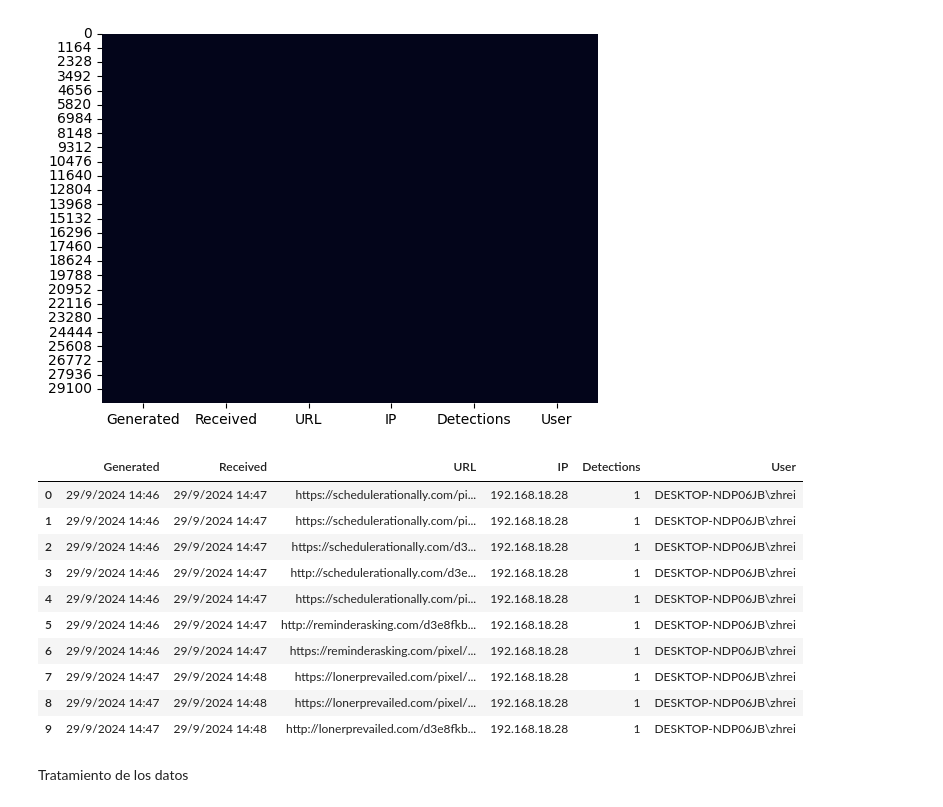
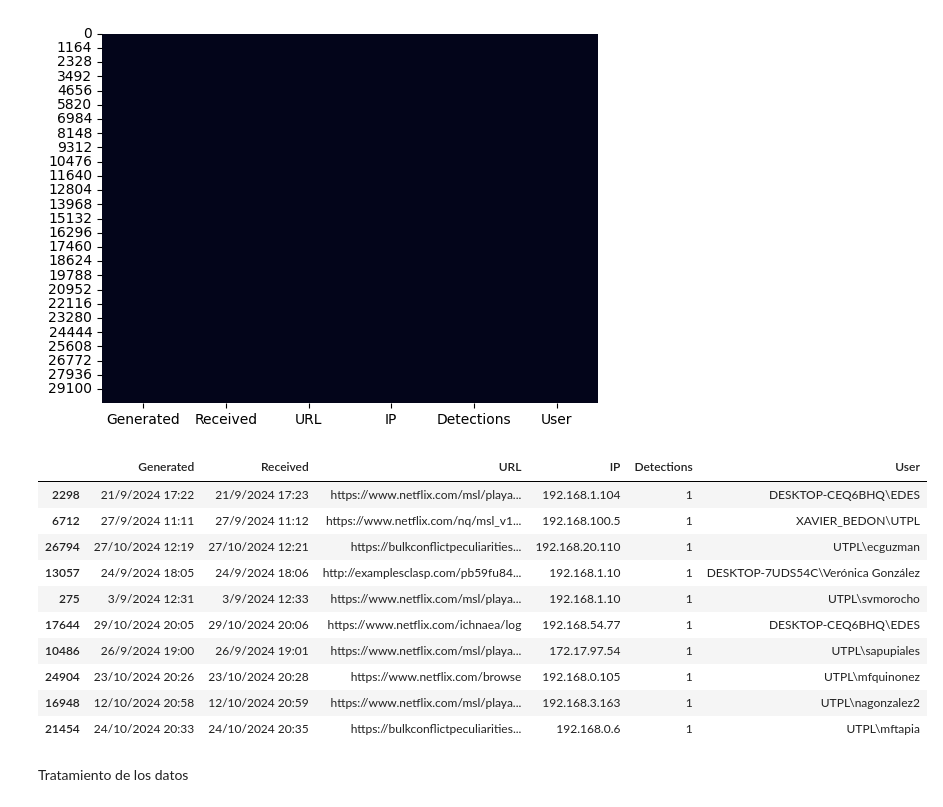
Before and after one commit to mpjuarez/introduccion-IA, a Jupyter notebook: TT_IA.ipynb, the cells around one changed output. Drawn from its saved outputs; the diff is of its cells as text; code cells hidden in the pictures.

```diff
--- a/TT_IA.ipynb
+++ b/TT_IA.ipynb
@@ -217,19 +217,19 @@ plt.show()
 [figure]
 # %%
 # Dataset Web Security
-Web_security1.head(10)
+Web_security1.sample(10)
 # %% [output]
 |  | Generated | Received | URL | IP | Detections | User |
-| 0 | 29/9/2024 14:46 | 29/9/2024 14:47 | https://schedulerationally.com/pi... | 192.168.18.28 | 1 | DESKTOP-NDP06JB\zhrei |
-| 1 | 29/9/2024 14:46 | 29/9/2024 14:47 | https://schedulerationally.com/pi... | 192.168.18.28 | 1 | DESKTOP-NDP06JB\zhrei |
-| 2 | 29/9/2024 14:46 | 29/9/2024 14:47 | https://schedulerationally.com/d3... | 192.168.18.28 | 1 | DESKTOP-NDP06JB\zhrei |
-| 3 | 29/9/2024 14:46 | 29/9/2024 14:47 | http://schedulerationally.com/d3e... | 192.168.18.28 | 1 | DESKTOP-NDP06JB\zhrei |
-| 4 | 29/9/2024 14:46 | 29/9/2024 14:47 | https://schedulerationally.com/pi... | 192.168.18.28 | 1 | DESKTOP-NDP06JB\zhrei |
-| 5 | 29/9/2024 14:46 | 29/9/2024 14:47 | http://reminderasking.com/d3e8fkb... | 192.168.18.28 | 1 | DESKTOP-NDP06JB\zhrei |
-| 6 | 29/9/2024 14:46 | 29/9/2024 14:47 | https://reminderasking.com/pixel/... | 192.168.18.28 | 1 | DESKTOP-NDP06JB\zhrei |
-| 7 | 29/9/2024 14:47 | 29/9/2024 14:48 | https://lonerprevailed.com/pixel/... | 192.168.18.28 | 1 | DESKTOP-NDP06JB\zhrei |
-| 8 | 29/9/2024 14:47 | 29/9/2024 14:48 | https://lonerprevailed.com/pixel/... | 192.168.18.28 | 1 | DESKTOP-NDP06JB\zhrei |
-| 9 | 29/9/2024 14:47 | 29/9/2024 14:48 | http://lonerprevailed.com/d3e8fkb... | 192.168.18.28 | 1 | DESKTOP-NDP06JB\zhrei |
+| 2298 | 21/9/2024 17:22 | 21/9/2024 17:23 | https://www.netflix.com/msl/playa... | 192.168.1.104 | 1 | DESKTOP-CEQ6BHQ\EDES |
+| 6712 | 27/9/2024 11:11 | 27/9/2024 11:12 | https://www.netflix.com/nq/msl_v1... | 192.168.100.5 | 1 | XAVIER_BEDON\UTPL |
+| 26794 | 27/10/2024 12:19 | 27/10/2024 12:21 | https://bulkconflictpeculiarities... | 192.168.20.110 | 1 | UTPL\ecguzman |
+| 13057 | 24/9/2024 18:05 | 24/9/2024 18:06 | http://examplesclasp.com/pb59fu84... | 192.168.1.10 | 1 | DESKTOP-7UDS54C\Verónica González |
+| 275 | 3/9/2024 12:31 | 3/9/2024 12:33 | https://www.netflix.com/msl/playa... | 192.168.1.10 | 1 | UTPL\svmorocho |
+| 17644 | 29/10/2024 20:05 | 29/10/2024 20:06 | https://www.netflix.com/ichnaea/log | 192.168.54.77 | 1 | DESKTOP-CEQ6BHQ\EDES |
+| 10486 | 26/9/2024 19:00 | 26/9/2024 19:01 | https://www.netflix.com/msl/playa... | 172.17.97.54 | 1 | UTPL\sapupiales |
+| 24904 | 23/10/2024 20:26 | 23/10/2024 20:28 | https://www.netflix.com/browse | 192.168.0.105 | 1 | UTPL\mfquinonez |
+| 16948 | 12/10/2024 20:58 | 12/10/2024 20:59 | https://www.netflix.com/msl/playa... | 192.168.3.163 | 1 | UTPL\nagonzalez2 |
+| 21454 | 24/10/2024 20:33 | 24/10/2024 20:35 | https://bulkconflictpeculiarities... | 192.168.0.6 | 1 | UTPL\mftapia |
 # %% [markdown]
 Tratamiento de los datos
 # %% [markdown]
```
Also changed, not shown: parts of 9 cells of this notebook.
